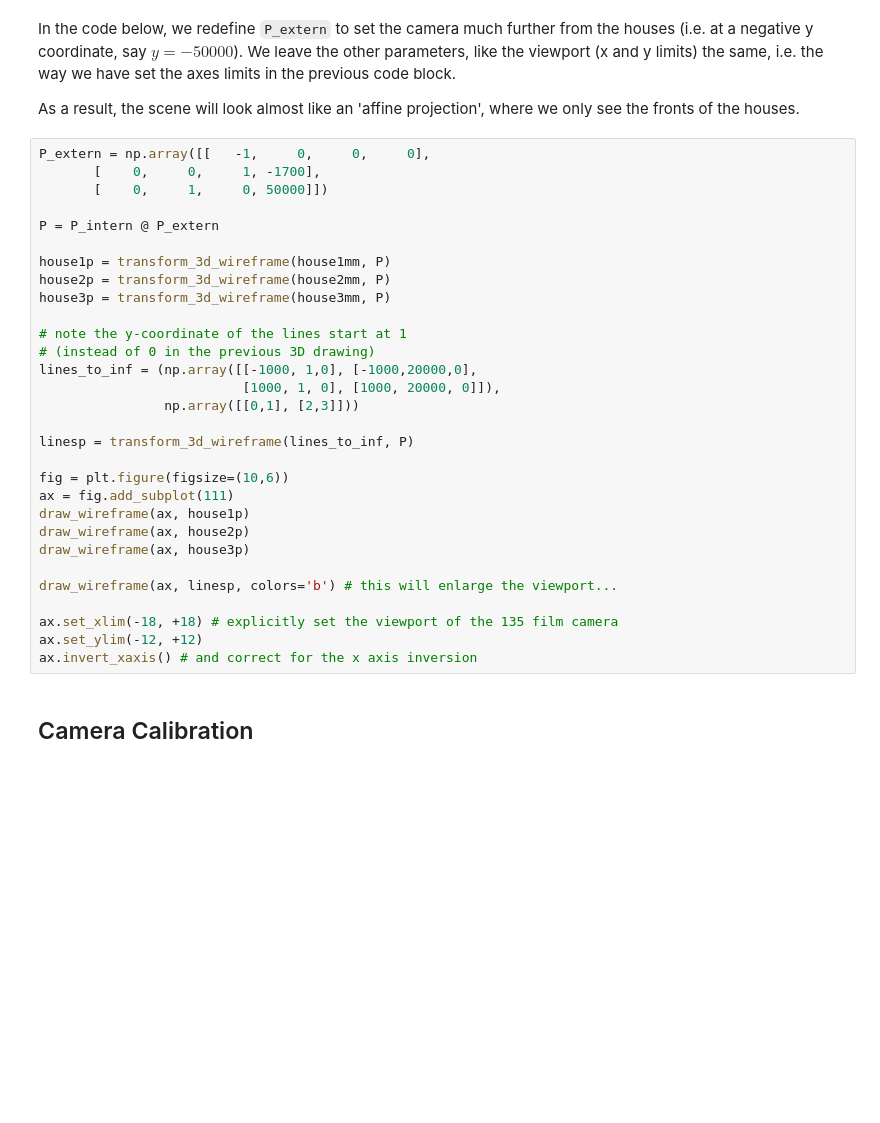
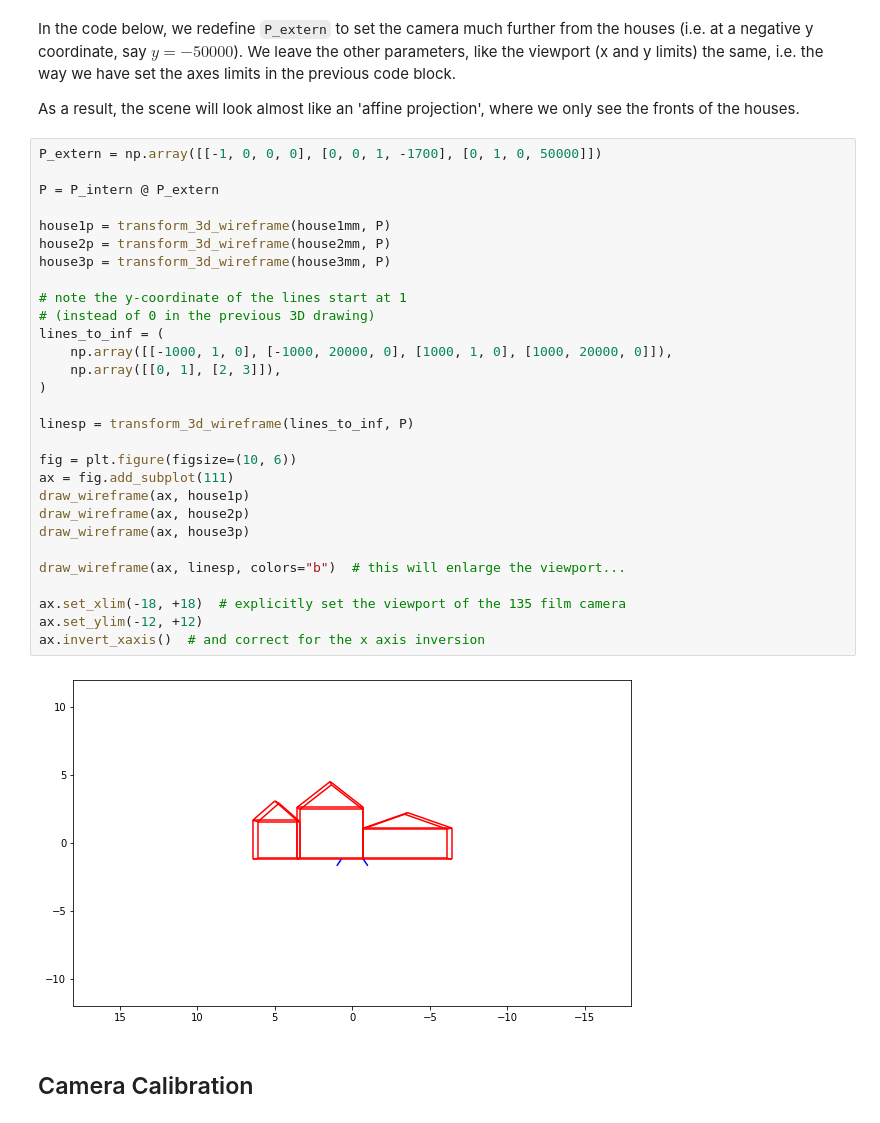
Before and after one commit to wesselpierik/Introduction-to-Computer-Vision, a Jupyter notebook: Week 5 Pinhole Camera/5_pinhole_camera.ipynb, the cells around one changed output. Drawn from its saved outputs; the diff is of its cells as text; blank space fills up the shorter version.

```diff
--- a/Week 5 Pinhole Camera/5_pinhole_camera.ipynb
+++ b/Week 5 Pinhole Camera/5_pinhole_camera.ipynb
@@ -517,35 +642,36 @@ In the code below, we redefine `P_extern` to set the camera much further from th
 
 As a result, the scene will look almost like an 'affine projection', where we only see the fronts of the houses.
 # %%
-P_extern = np.array([[   -1,     0,     0,     0],
-       [    0,     0,     1, -1700],
-       [    0,     1,     0, 50000]])
+P_extern = np.array([[-1, 0, 0, 0], [0, 0, 1, -1700], [0, 1, 0, 50000]])
 
 P = P_intern @ P_extern
 
 house1p = transform_3d_wireframe(house1mm, P)
 house2p = transform_3d_wireframe(house2mm, P)
 house3p = transform_3d_wireframe(house3mm, P)
 
 # note the y-coordinate of the lines start at 1
 # (instead of 0 in the previous 3D drawing)
-lines_to_inf = (np.array([[-1000, 1,0], [-1000,20000,0],
-                          [1000, 1, 0], [1000, 20000, 0]]),
-                np.array([[0,1], [2,3]]))
+lines_to_inf = (
+    np.array([[-1000, 1, 0], [-1000, 20000, 0], [1000, 1, 0], [1000, 20000, 0]]),
+    np.array([[0, 1], [2, 3]]),
+)
 
 linesp = transform_3d_wireframe(lines_to_inf, P)
 
-fig = plt.figure(figsize=(10,6))
+fig = plt.figure(figsize=(10, 6))
 ax = fig.add_subplot(111)
 draw_wireframe(ax, house1p)
 draw_wireframe(ax, house2p)
 draw_wireframe(ax, house3p)
 
-draw_wireframe(ax, linesp, colors='b') # this will enlarge the viewport...
+draw_wireframe(ax, linesp, colors="b")  # this will enlarge the viewport...
 
-ax.set_xlim(-18, +18) # explicitly set the viewport of the 135 film camera
+ax.set_xlim(-18, +18)  # explicitly set the viewport of the 135 film camera
 ax.set_ylim(-12, +12)
-ax.invert_xaxis() # and correct for the x axis inversion
+ax.invert_xaxis()  # and correct for the x axis inversion
+# %% [output]
+[figure, added]
 # %% [markdown]
 ## Camera Calibration
 # %% [markdown]
```
Also changed, not shown: parts of 42 cells of this notebook.
